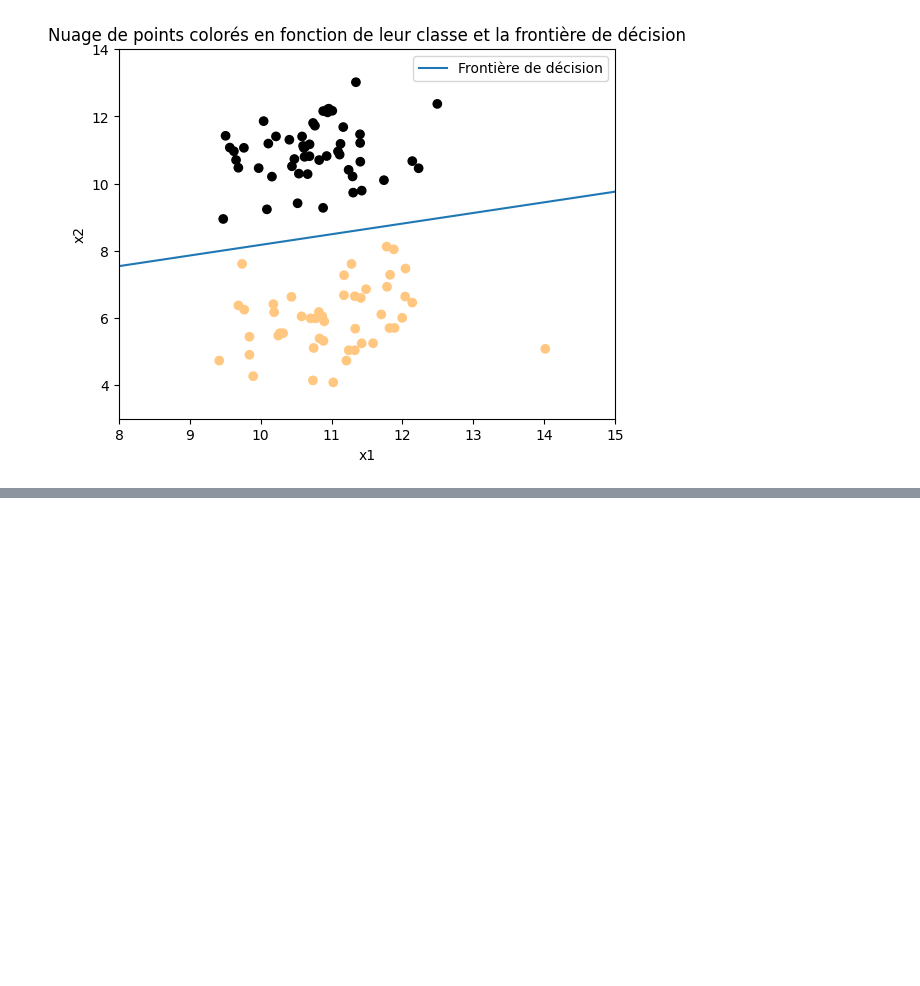
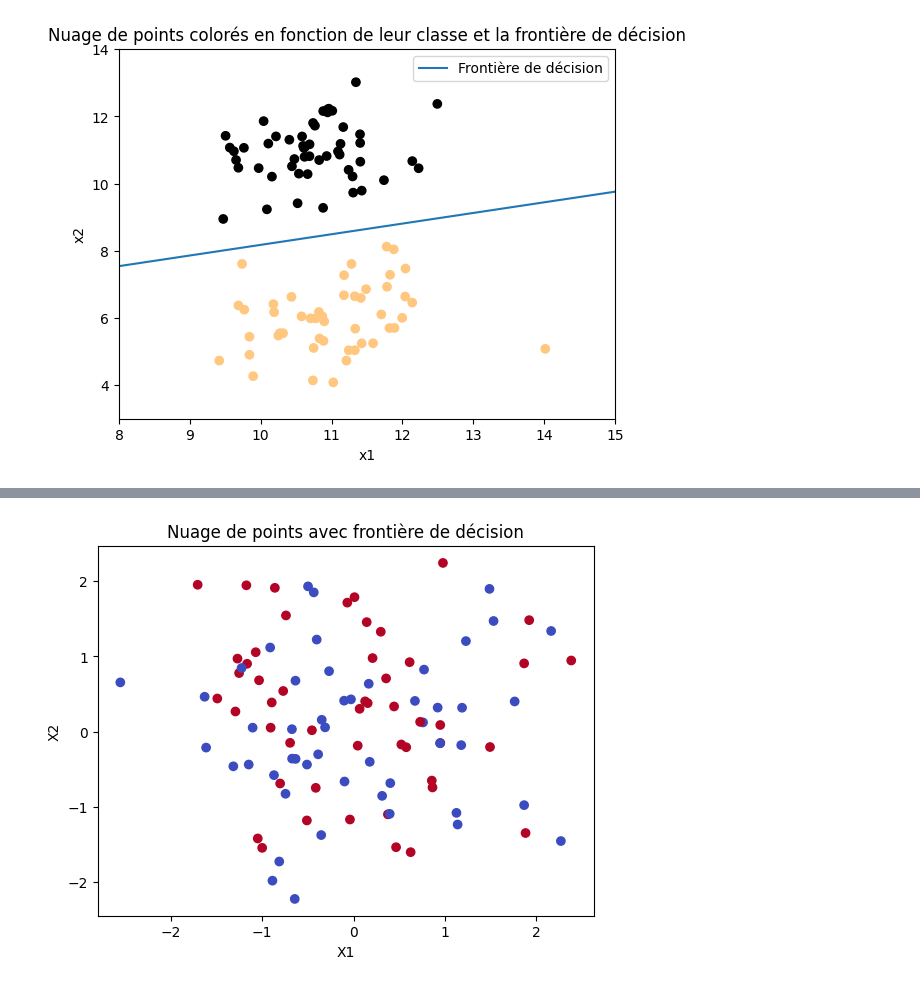
Before and after one commit to jExbrayat/introduction-artificial-intelligence, a Jupyter notebook: projet.ipynb, the cells around one changed output, grey strips where cells are left out. Drawn from its saved outputs; the diff is of its cells as text; code cells hidden in the pictures; blank space fills up the shorter version.

```diff
--- a/projet.ipynb
+++ b/projet.ipynb
@@ -674,0 +726,15 @@ plt.show()
+# %%
+# Train model
+num_epochs = 1000
+for epoch in range(num_epochs):
+    # Make forward pass
+    outputs = model.forward(X_tensor)
+    loss = criterion.forward(outputs, y_tensor)
+
+    # Make backward pass and optimization
+    optimizer.zero_grad()
+    loss.backward()
+    optimizer.step()
+
+    if (epoch + 1) % 100 == 0:
+        print("Epoch [{}/{}], Loss: {:.4f}".format(epoch + 1, num_epochs, loss.item()))
@@ -674,0 +754,4 @@ plt.show()
+# %%
+# Display parameters
+for name, param in model.named_parameters():
+    print(name, param.data)
@@ -674,0 +818,68 @@ plt.show()
+# %%
+# Définition du réseau de neurones
+class Classifier(nn.Module):
+    def __init__(self):
+        super(Classifier, self).__init__()
+        self.fc1 = nn.Linear(2, 9)  # Couche cachée 1
+        self.fc2 = nn.Linear(9, 8)  # Couche cachée 2
+        self.fc3 = nn.Linear(8, 7)  # Couche cachée 3
+        self.fc4 = nn.Linear(7, 6)  # Couche cachée 4
+        self.fc5 = nn.Linear(6, 5)  # Couche cachée 5
+        self.fc6 = nn.Linear(5, 1)  # Couche de sortie
+
+    def forward(self, x):
+        x = torch.relu(self.fc1(x))
+        x = torch.relu(self.fc2(x))
+        x = torch.relu(self.fc3(x))
+        x = torch.relu(self.fc4(x))
+        x = torch.relu(self.fc5(x))
+        x = torch.sigmoid(self.fc6(x))
+        return x
+
+
+# Génération de données d'exemple
+np.random.seed(0)
+X = np.random.randn(100, 2)
+Y = np.random.randint(2, size=(100, 1))
+
+# Conversion en tenseurs PyTorch
+X_train = torch.Tensor(X)
+Y_train = torch.Tensor(Y)
+
+# Création du modèle
+model = Classifier()
+
+# Définition de la fonction de perte et de l'optimiseur
+criterion = nn.BCELoss()
+optimizer = optim.Adam(model.parameters(), lr=0.01)
+
+# Entraînement du modèle
+num_epochs = 10
+for epoch in range(num_epochs):
+    # Forward pass
+    outputs = model(X_train)
+    loss = criterion(outputs, Y_train)
+
+    # Backward pass and optimization
+    optimizer.zero_grad()
+    loss.backward()
+    optimizer.step()
+
+    if (epoch + 1) % 100 == 0:
+        print("Epoch [{}/{}], Loss: {:.4f}".format(epoch + 1, num_epochs, loss.item()))
+
+# Affichage des paramètres appris
+for name, param in model.named_parameters():
+    if param.requires_grad:
+        print(name, param.data)
+
+# Représentation graphique des données et de la frontière de décision
+with torch.no_grad():
+    predicted = model(X_train).detach().numpy()
+
+plt.scatter(X[:, 0], X[:, 1], c=Y[:, 0], cmap=plt.cm.coolwarm)
+plt.xlabel("X1")
+plt.ylabel("X2")
+plt.title("Nuage de points avec frontière de décision")
+plt.show()
+# %% [output]
@@ -674,0 +903 @@ plt.show()
+[figure, added]
```
Also changed, not shown: parts of 19 cells of this notebook.
